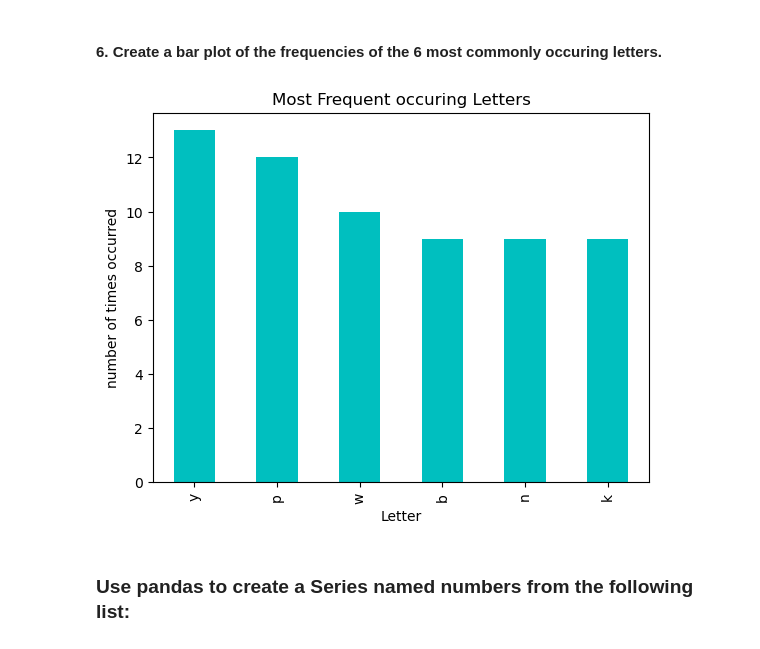
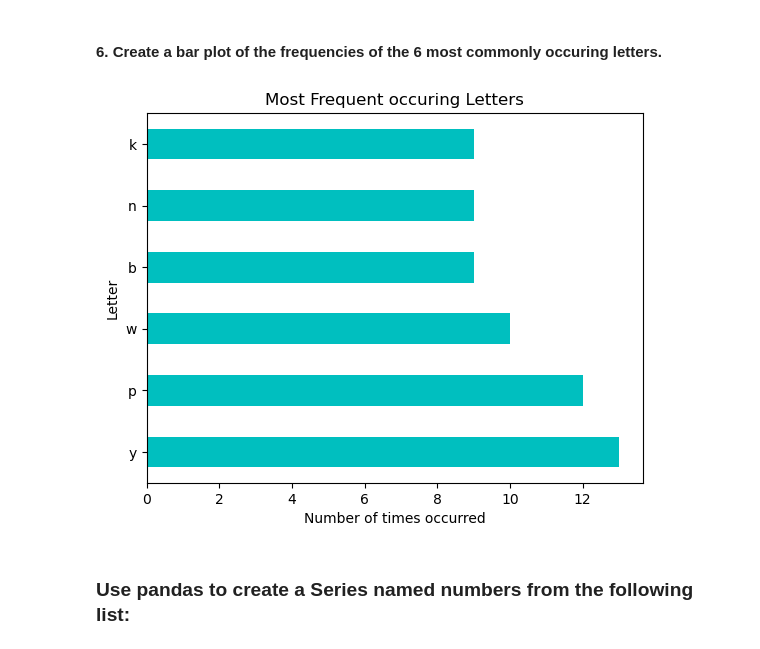
Before and after one commit to Segura-Jorge/ds-libraries-exercises, a Jupyter notebook: pandas_series.ipynb, the cells around one changed output. Drawn from its saved outputs; the diff is of its cells as text; code cells hidden in the pictures.

```diff
--- a/pandas_series.ipynb
+++ b/pandas_series.ipynb
@@ -459,15 +503,15 @@ Length: 200, dtype: object
 # %% [markdown]
 #### 6. Create a bar plot of the frequencies of the 6 most commonly occuring letters.
 # %%
-letters_series.value_counts().nlargest(6).plot.bar(color="c",
+letters_series.value_counts().nlargest(6).plot.barh(color="c",
 
     title='Most Frequent occuring Letters'
 ).set(
-    xlabel='Letter',
-    ylabel='number of times occurred'
+    xlabel='Number of times occurred',
+    ylabel='Letter'
 );
 # %% [output]
-[figure, old version]
+[figure, new version]
 # %% [markdown]
 ### Use pandas to create a Series named numbers from the following list:
 # %%
```
Also changed, not shown: parts of 17 cells of this notebook.
